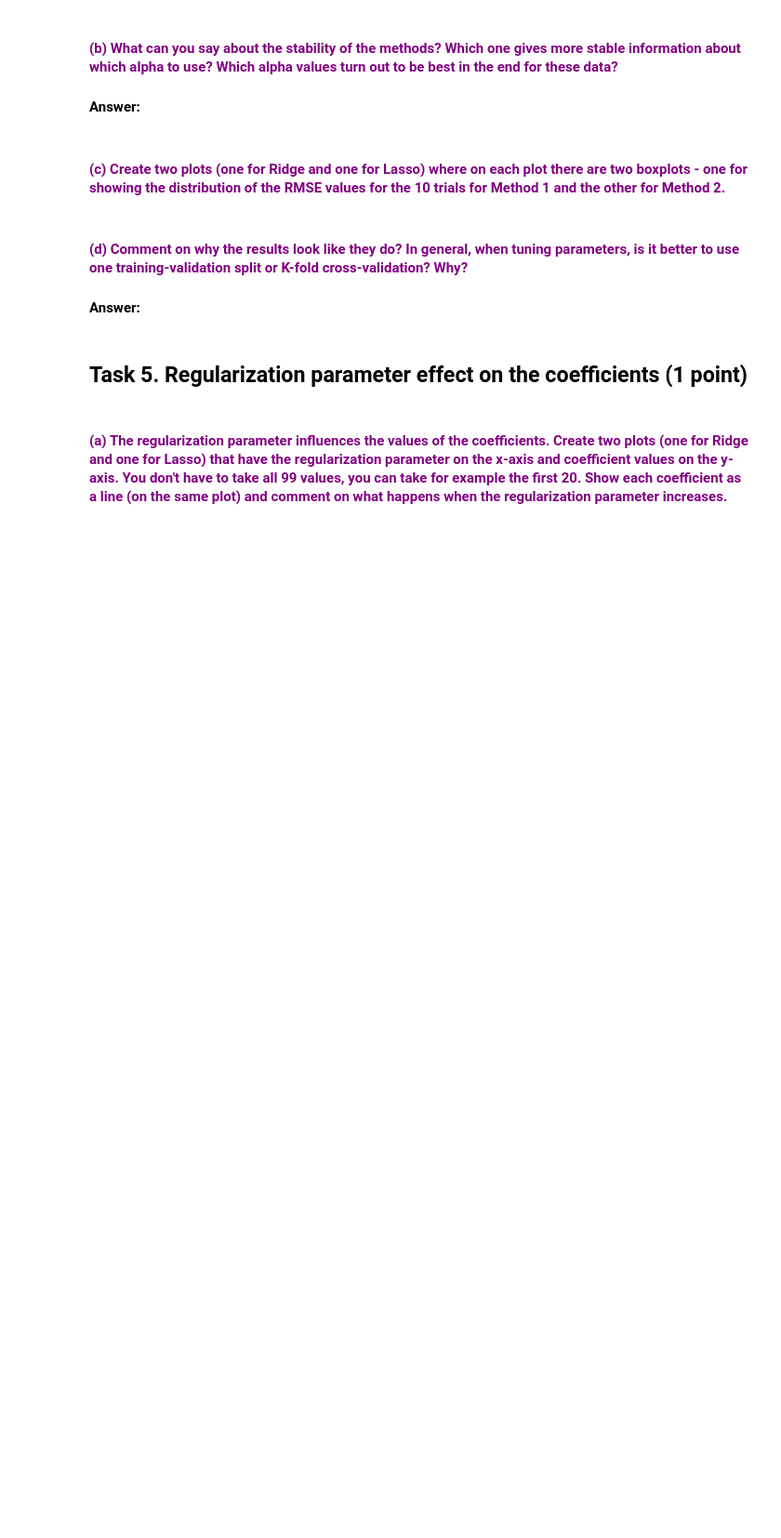
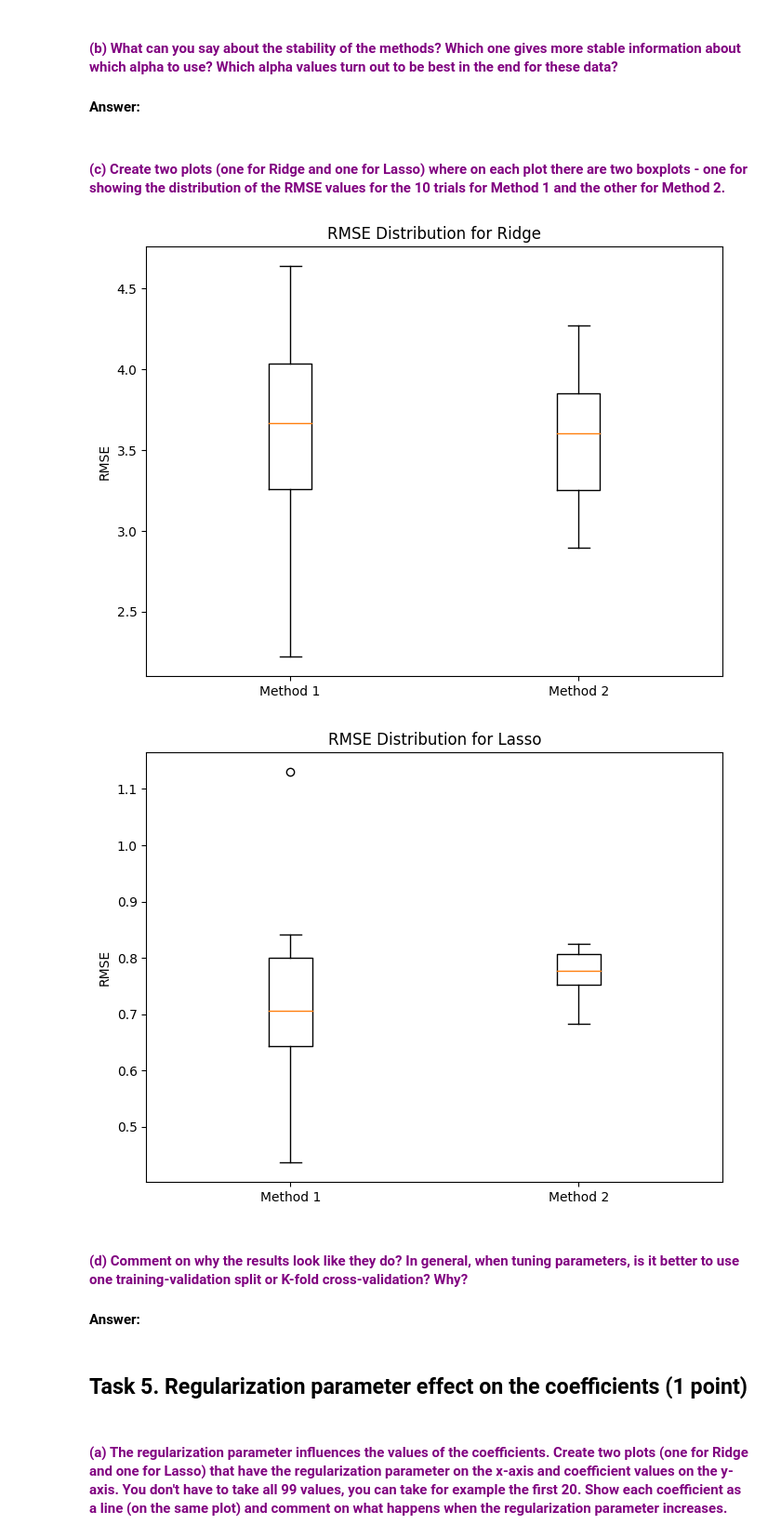
Before and after one commit to Luckyboi69/HeadwayTasks, a Jupyter notebook: Task3/ML_Linear_Regression_Tasks/Headway_ML_Linear_Regression.ipynb, the cells around one changed output. Shown: that part at 93% size. Cells and saved outputs as stored; diff of their text form; code cells hidden in the pictures; blank space fills up the shorter version.

```diff
--- a/Task3/ML_Linear_Regression_Tasks/Headway_ML_Linear_Regression.ipynb
+++ b/Task3/ML_Linear_Regression_Tasks/Headway_ML_Linear_Regression.ipynb
@@ -117,11 +167,11 @@ print('Coefficients of five first features according to my ridge implementation:
 # %%
 try:
     ##### YOUR CODE STARTS ##### (please do not delete this line)
-    raise NotImplementedError("Please assign intercepts and coefficients to the given variables.")
-    my_ridge_intercept = ...
-    my_ridge_coefficients = ...
-    sklearn_ridge_intercept = ...
-    sklearn_ridge_coefficients = ...
+    #raise NotImplementedError("Please assign intercepts and coefficients to the given variables.")
+    my_ridge_intercept = first_five_my_ridge_coefficients[0]
+    my_ridge_coefficients = first_five_my_ridge_coefficients[1:]
+    sklearn_ridge_intercept = ridge_model.intercept_
+    sklearn_ridge_coefficients = first_five_sklearn_ridge_coefficients
     precision = 0.02
     ##### YOUR CODE ENDS ##### (please do not delete this line)
     assert(abs(my_ridge_intercept - sklearn_ridge_intercept) < precision)
@@ -139,3 +189,8 @@ first_five_sklearn_lasso_coefficients = ...
+# %%
+from sklearn.linear_model import Lasso
+lasso_model = Lasso()
+lasso_model.fit(X_train, y_train)
+first_five_sklearn_lasso_coefficients = lasso_model.coef_
 # %%
 ##### YOUR CODE ENDS ##### (please do not delete this line)
 # %%
@@ -146,12 +203,12 @@ print('Coefficients of five first features according to sklearn lasso implementa
 try:
     print('Evaluation of sklearn ridge regression model:')
     ##### YOUR CODE STARTS ##### (please do not delete this line)
-    evaluate(..., ..., ..., ..., ...)
+    evaluate(ridge_model, X_train, y_train, X_test, y_test)
     ##### YOUR CODE ENDS ##### (please do not delete this line)
 
     print('Evaluation of sklearn lasso regression model:')
     ##### YOUR CODE STARTS ##### (please do not delete this line)
-    evaluate(..., ..., ..., ..., ...)
+    evaluate(lasso_model, X_train, y_train, X_test, y_test)
     ##### YOUR CODE ENDS ##### (please do not delete this line)
 except NotImplementedError as e:
     print(CRED, "TODO:", e, CEND)
@@ -210,6 +451,36 @@ except NotImplementedError as e:
 #### <font color='purple'>(c) Create two plots (one for Ridge and one for Lasso) where on each plot there are two boxplots - one for showing the distribution of the RMSE values for the 10 trials for Method 1 and the other for Method 2.
 # %%
 ##### YOUR CODE STARTS ##### (please do not delete this line)
+# %%
+import matplotlib.pyplot as plt
+
+
+# Extract RMSE values for Ridge and Lasso for Method 1 and Method 2
+
+method1_ridge_rmse = [result[1] for result in method1_results['ridge']]
+method1_lasso_rmse = [result[1] for result in method1_results['lasso']]
+method2_ridge_rmse = [result[1] for result in method2_results['ridge']]
+method2_lasso_rmse = [result[1] for result in method2_results['lasso']]
+# Data to plot for Ridge
+ridge_data = [method1_ridge_rmse, method2_ridge_rmse]
+# Create the boxplot for Ridge
+plt.figure(figsize=(8, 6))
+plt.boxplot(ridge_data, labels=['Method 1', 'Method 2'])
+plt.title('RMSE Distribution for Ridge')
+plt.ylabel('RMSE')
+plt.show()
+
+lasso_data = [method1_lasso_rmse,method2_lasso_rmse]
+plt.figure(figsize=(8, 6))
+plt.boxplot(lasso_data, labels=['Method 1', 'Method 2'])
+plt.title('RMSE Distribution for Lasso')
+plt.ylabel('RMSE')
+plt.show()
+
+#plt.show()
+# %% [output]
+[figure, added]
+[figure, added]
 # %%
 ##### YOUR CODE ENDS ##### (please do not delete this line)
 # %% [markdown]
```
Also changed, not shown: parts of 27 cells of this notebook.
